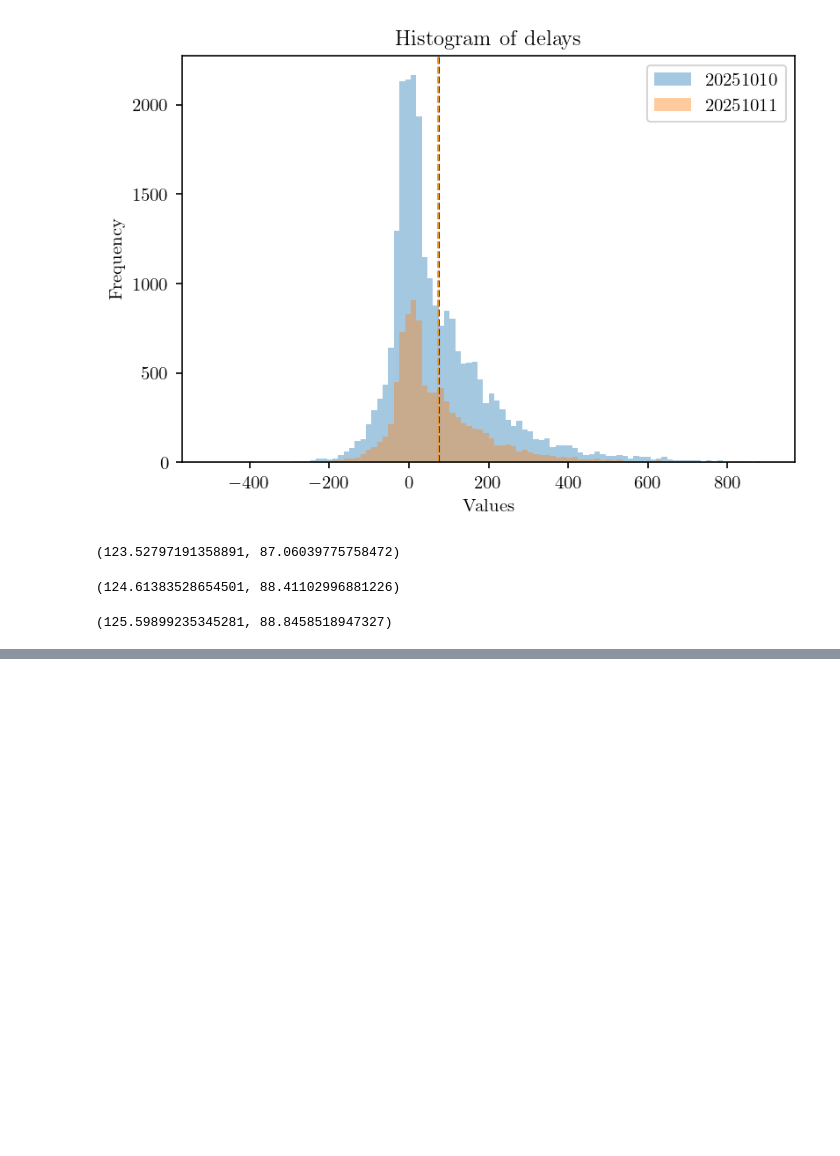
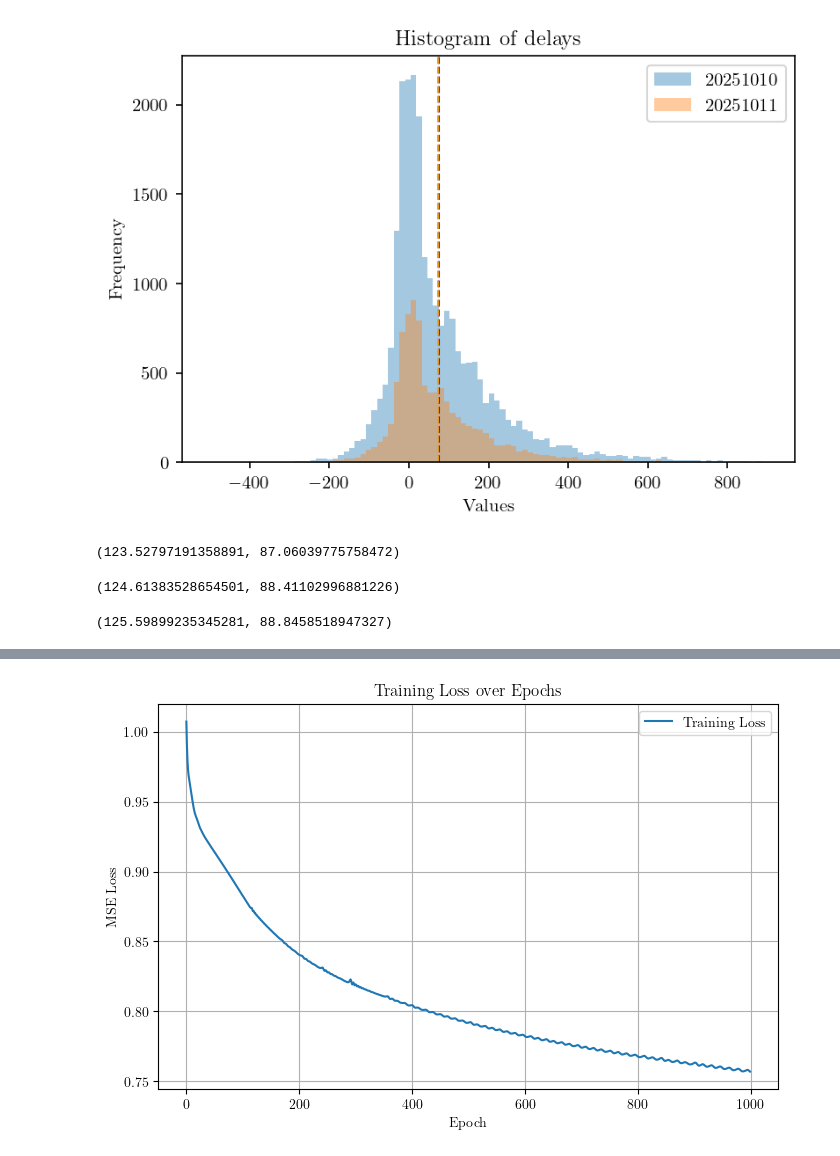
Before and after one commit to zsoca000/vitmma19-pw-delay-detection, a Jupyter notebook: notebook/02_baseline.ipynb, the cells around one changed output, grey strips where cells are left out. Drawn from its saved outputs; the diff is of its cells as text; code cells hidden in the pictures; blank space fills up the shorter version.

Commit message:
Scale and train remains to be done

```diff
--- a/notebook/02_baseline.ipynb
+++ b/notebook/02_baseline.ipynb
@@ -147,0 +165,5 @@ model.evaluate(df_test)
+# %%
+from src.utils.time import timestamp_to_seconds, timestamp_to_day
+
+records_train['sec'] = records_train['timestamp'].apply(timestamp_to_seconds)
+records_train['ts'] = pd.to_datetime(records_train['timestamp'], unit='s')
@@ -147,0 +186,2 @@ model.evaluate(df_test)
+# %%
+dataset = delays_train.merge(features, on='trip_id')
@@ -147,0 +257,15 @@ model.evaluate(df_test)
+# %%
+feature_cols = [
+    'avg_timediff',
+    'avg_latitude',
+    'avg_longitude',
+    'start_hour',
+]
+
+target_col = ['delay']
+
+X_tensor, y_tensor, scaler_X, scaler_y = preprocess(dataset, feature_cols,target_col)
+X_tensor = torch.nan_to_num(X_tensor, nan=0.0)
+
+print(torch.isnan(X_tensor).any(), torch.isinf(X_tensor).any())
+print(torch.isnan(y_tensor).any(), torch.isinf(y_tensor).any())
@@ -147,0 +275,3 @@ model.evaluate(df_test)
+# %%
+model = TripDelayMLP(input_dim=len(feature_cols), hidden_dims=[8, 8, 8])
+losses = train_model(model, X_tensor, y_tensor, epochs=1000)
@@ -147,0 +296,14 @@ model.evaluate(df_test)
+# %%
+import matplotlib.pyplot as plt
+
+# Suppose 'losses' is your list of loss values per epoch
+plt.figure(figsize=(8,5))
+plt.plot(losses, label='Training Loss')
+plt.xlabel('Epoch')
+plt.ylabel('MSE Loss')
+plt.title('Training Loss over Epochs')
+plt.legend()
+plt.grid(True)
+plt.show()
+# %% [output]
+[figure, added]
```
Also changed, not shown: parts of 10 cells of this notebook, 13 other files.
